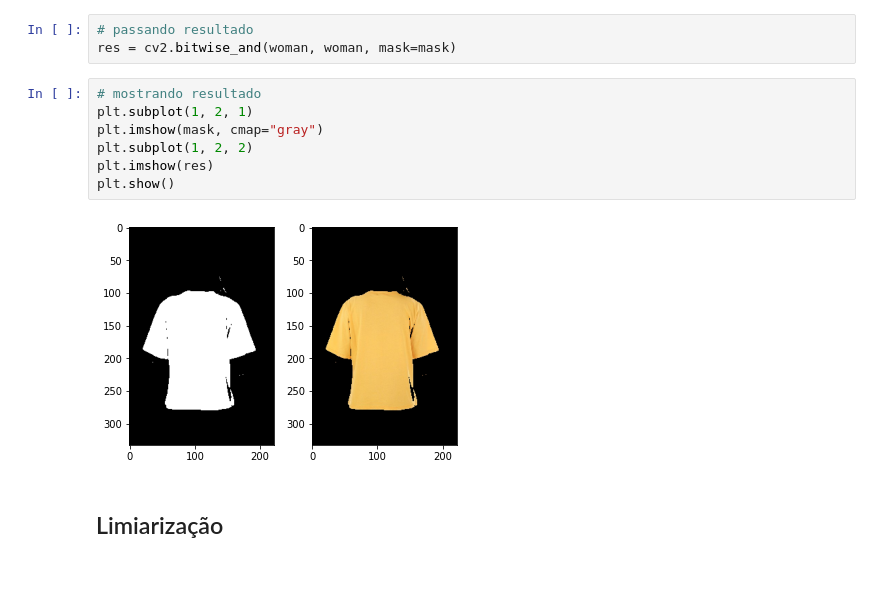
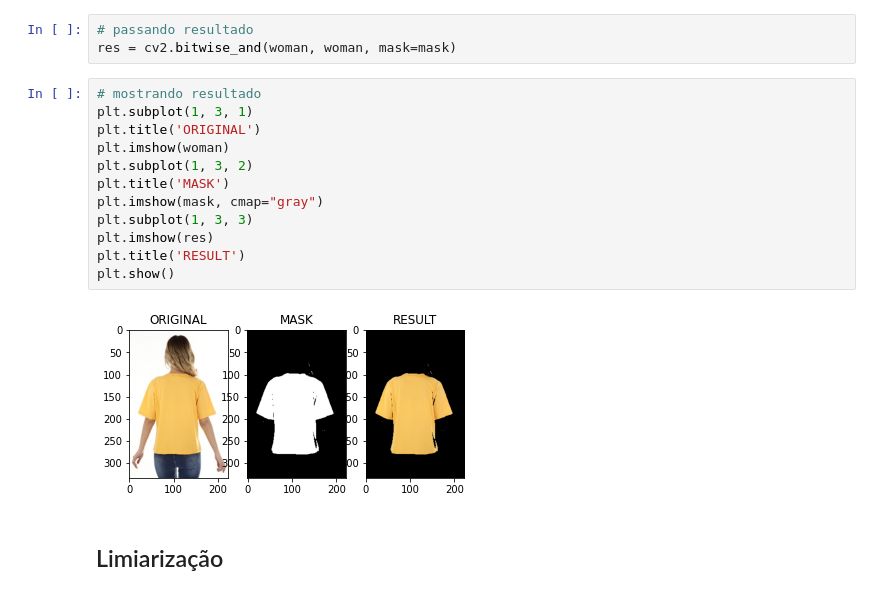
Before and after one commit to svhenrique/pi-opencv-basic, a Jupyter notebook: Untitled0.ipynb, the cells around one changed output. Drawn from its saved outputs; the diff is of its cells as text.

```diff
--- a/Untitled0.ipynb
+++ b/Untitled0.ipynb
@@ -235,13 +249,18 @@ mask = cv2.inRange(hsv_woman, c1, c2)
 res = cv2.bitwise_and(woman, woman, mask=mask)
 # %%
 # mostrando resultado
-plt.subplot(1, 2, 1)
+plt.subplot(1, 3, 1)
+plt.title('ORIGINAL')
+plt.imshow(woman)
+plt.subplot(1, 3, 2)
+plt.title('MASK')
 plt.imshow(mask, cmap="gray")
-plt.subplot(1, 2, 2)
+plt.subplot(1, 3, 3)
 plt.imshow(res)
+plt.title('RESULT')
 plt.show()
 # %% [output]
-[figure, old version]
+[figure, new version]
 # %% [markdown]
 ## Limiarização
 # %% [markdown]
```
Also changed, not shown: parts of 11 cells of this notebook.
